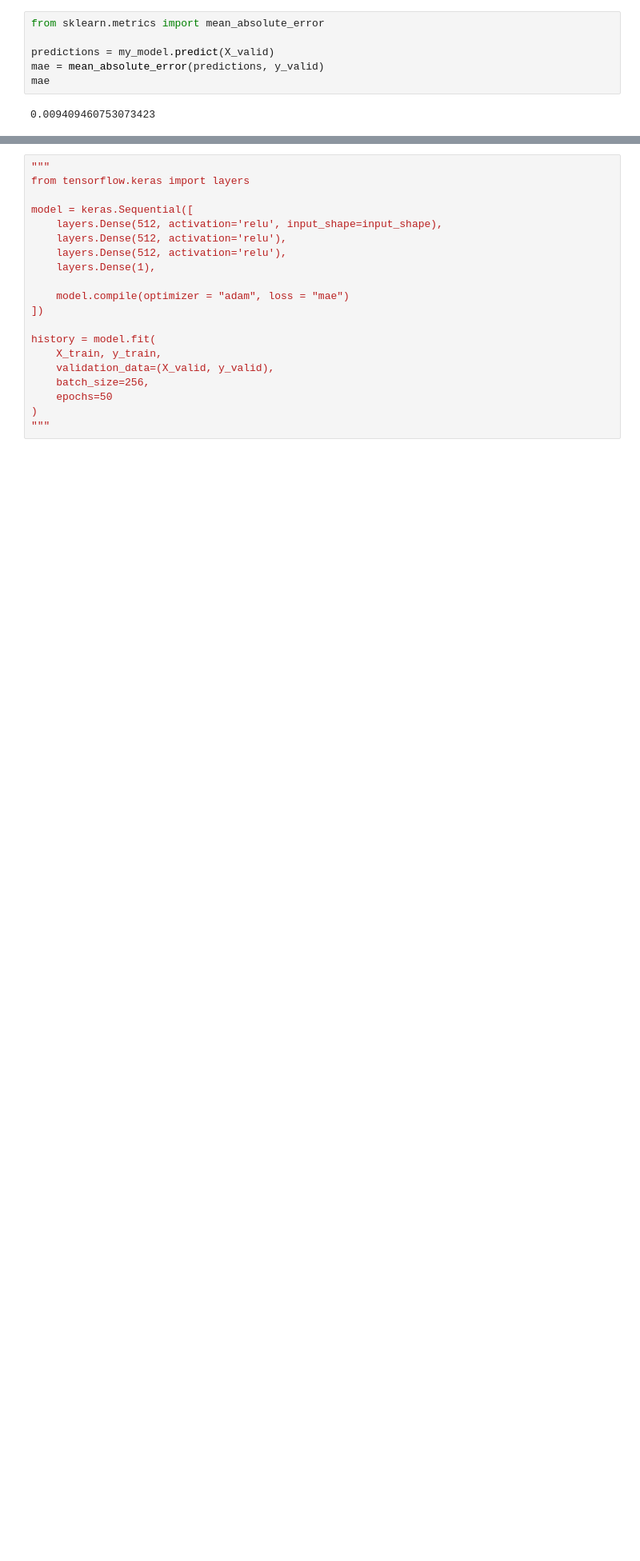
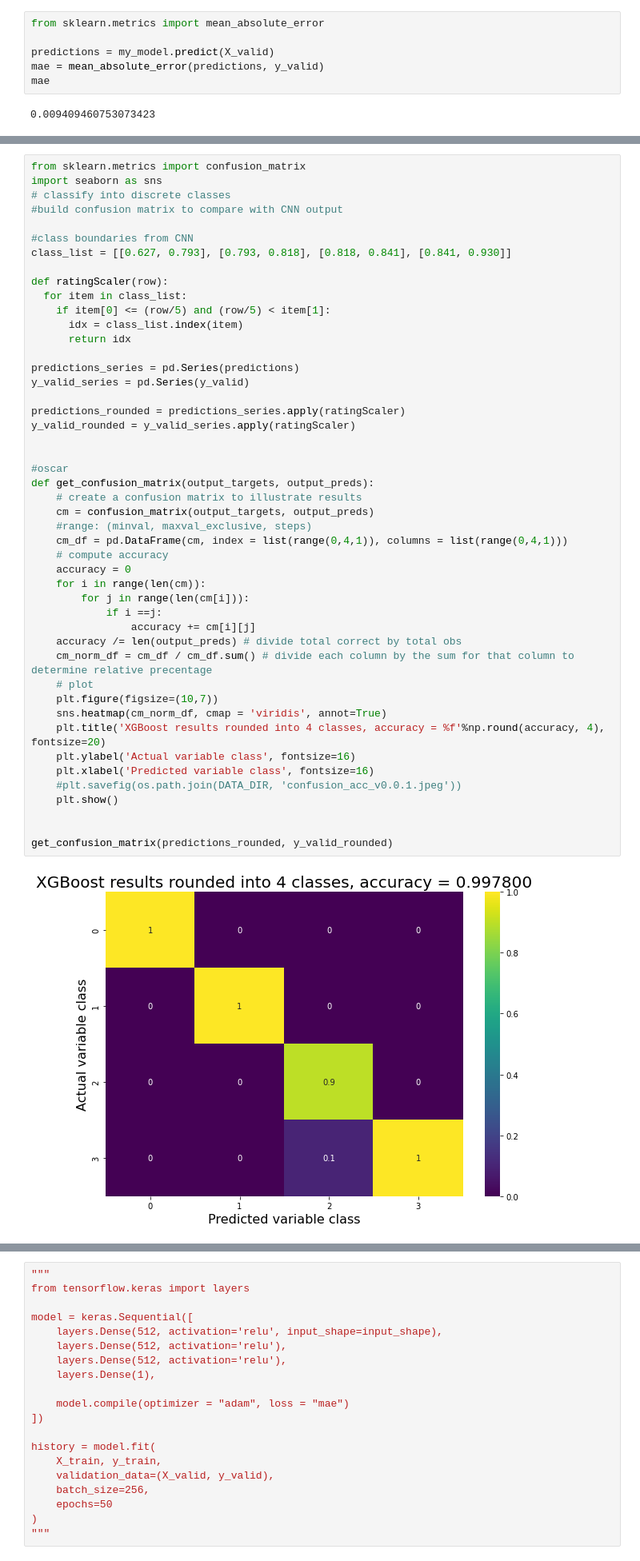
Before and after one commit to p-ai-org/p-music, a Jupyter notebook: album_metadata_model.ipynb, the cells around one changed output, grey strips where cells are left out. Shown at 80% size. Drawn from its saved outputs; the diff is of its cells as text; blank space fills up the shorter version.

Commit message:
confusion matrix created. keras in progress

```diff
--- a/album_metadata_model.ipynb
+++ b/album_metadata_model.ipynb
@@ -237,2 +228,51 @@ plt.scatter(predictions, y_valid,  alpha=0.5)
+# %%
+from sklearn.metrics import confusion_matrix
+import seaborn as sns
+# classify into discrete classes
+#build confusion matrix to compare with CNN output
+
+#class boundaries from CNN
+class_list = [[0.627, 0.793], [0.793, 0.818], [0.818, 0.841], [0.841, 0.930]]
+
+def ratingScaler(row):
+  for item in class_list:
+    if item[0] <= (row/5) and (row/5) < item[1]:
+      idx = class_list.index(item)
+      return idx
+
+predictions_series = pd.Series(predictions)
+y_valid_series = pd.Series(y_valid)
+
+predictions_rounded = predictions_series.apply(ratingScaler)
+y_valid_rounded = y_valid_series.apply(ratingScaler)
+
+
+#oscar
+def get_confusion_matrix(output_targets, output_preds):
+    # create a confusion matrix to illustrate results
+    cm = confusion_matrix(output_targets, output_preds)
+    #range: (minval, maxval_exclusive, steps)
+    cm_df = pd.DataFrame(cm, index = list(range(0,4,1)), columns = list(range(0,4,1)))
+    # compute accuracy
+    accuracy = 0
+    for i in range(len(cm)):
+        for j in range(len(cm[i])):
+            if i ==j:
+                accuracy += cm[i][j]
+    accuracy /= len(output_preds) # divide total correct by total obs
+    cm_norm_df = cm_df / cm_df.sum() # divide each column by the sum for that column to determine relative precentage
+    # plot
+    plt.figure(figsize=(10,7))
+    sns.heatmap(cm_norm_df, cmap = 'viridis', annot=True)
+    plt.title('XGBoost results rounded into 4 classes, accuracy = %f'%np.round(accuracy, 4), fontsize=20)
+    plt.ylabel('Actual variable class', fontsize=16)
+    plt.xlabel('Predicted variable class', fontsize=16)
+    #plt.savefig(os.path.join(DATA_DIR, 'confusion_acc_v0.0.1.jpeg'))
+    plt.show()
+
+
+get_confusion_matrix(predictions_rounded, y_valid_rounded)
+# %% [output]
+[figure, added]
 # %%
 """
```
Also changed, not shown: parts of 3 cells of this notebook.
